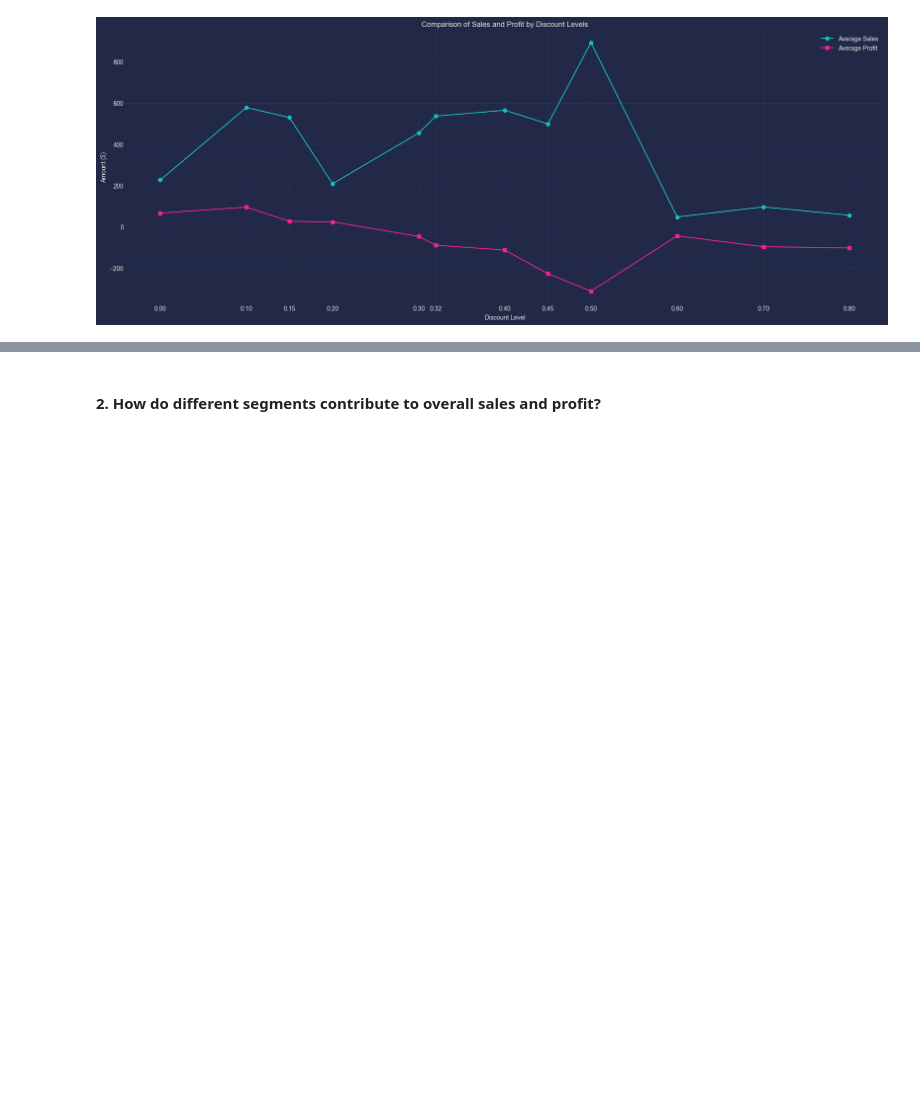
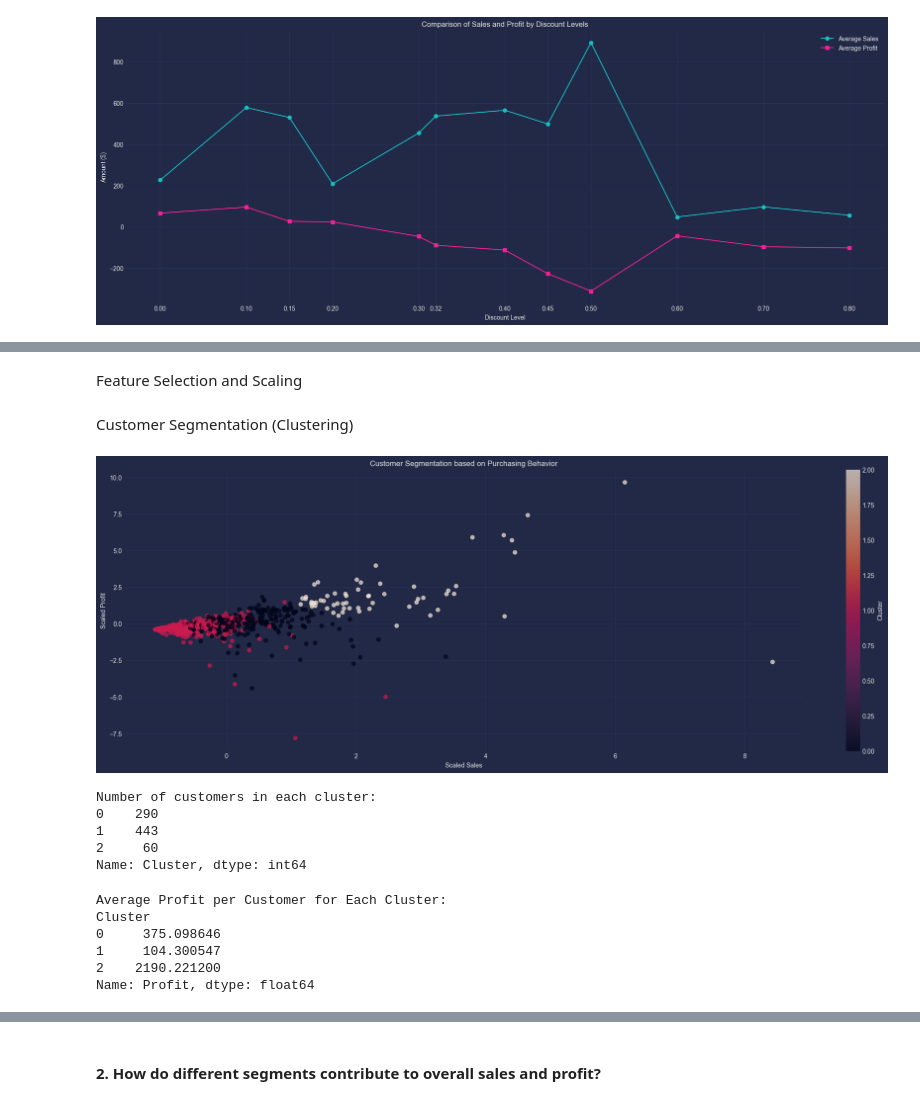
Before and after one commit to MahmoudNamNam/Data-Analysis-Projects, a Jupyter notebook: SuperStore/SuperStore.ipynb, the cells around one changed output, grey strips where cells are left out. Drawn from its saved outputs; the diff is of its cells as text; code cells hidden in the pictures; blank space fills up the shorter version.

Commit message:
identify distinct customer segments `Cluster` based on purchasing behavior

```diff
--- a/SuperStore/SuperStore.ipynb
+++ b/SuperStore/SuperStore.ipynb
@@ -802,0 +805,12 @@ In this analysis, we'll explore the following questions:
+# %%
+data = df[['Customer ID', 'Sales', 'Quantity', 'Profit']]
+
+customer_data = data.groupby('Customer ID').agg({
+    'Sales': 'sum',
+    'Quantity': 'sum',
+    'Profit': 'sum'
+}).reset_index()
+
+# Check for any missing values and handle if necessary
+customer_data.dropna(inplace=True)
+customer_data
@@ -802,0 +831,55 @@ In this analysis, we'll explore the following questions:
+# %% [markdown]
+Feature Selection and Scaling
+# %%
+from sklearn.preprocessing import StandardScaler
+
+#* Select features for clustering (Sales, Quantity, Profit)
+features = ['Sales', 'Quantity', 'Profit']
+X = customer_data[features]
+
+#* Standardize the features to have zero mean and unit variance
+scaler = StandardScaler()
+X_scaled = scaler.fit_transform(X)
+# %% [markdown]
+Customer Segmentation (Clustering)
+# %%
+from sklearn.cluster import KMeans
+
+k = 3
+kmeans = KMeans(n_clusters=k, init='k-means++', random_state=42)
+cluster_labels = kmeans.fit_predict(X_scaled)
+customer_data['Cluster'] = cluster_labels
+plt.figure(figsize=(24, 8))
+plt.scatter(X_scaled[:, 0], X_scaled[:, 2], c=cluster_labels, cmap='rocket', alpha=0.7)
+plt.xlabel('Scaled Sales')
+plt.ylabel('Scaled Profit')
+plt.title('Customer Segmentation based on Purchasing Behavior')
+plt.colorbar(label='Cluster')
+plt.show()
+# %% [output]
+[figure, added]
+# %%
+# Display the distribution of customers across clusters
+cluster_counts = customer_data['Cluster'].value_counts().sort_index()
+print("Number of customers in each cluster:")
+print(cluster_counts)
+# %% [output]
+Number of customers in each cluster:
+0    290
+1    443
+2     60
+Name: Cluster, dtype: int64
+# %%
+# Calculate average profit per customer for each cluster
+avg_profit_per_customer = customer_data.groupby('Cluster')['Profit'].mean()
+
+# Print average profit per customer for each cluster
+print("Average Profit per Customer for Each Cluster:")
+print(avg_profit_per_customer)
+# %% [output]
+Average Profit per Customer for Each Cluster:
+Cluster
+0     375.098646
+1     104.300547
+2    2190.221200
+Name: Profit, dtype: float64
```
Also changed, not shown: parts of 23 cells of this notebook.
